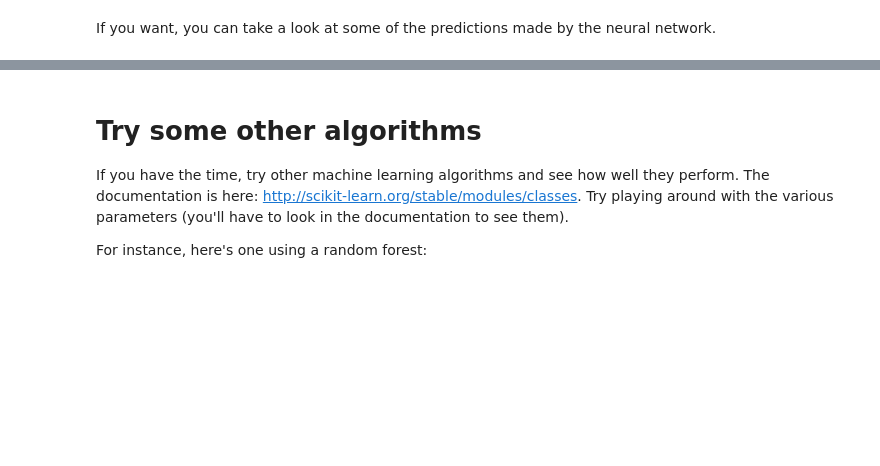
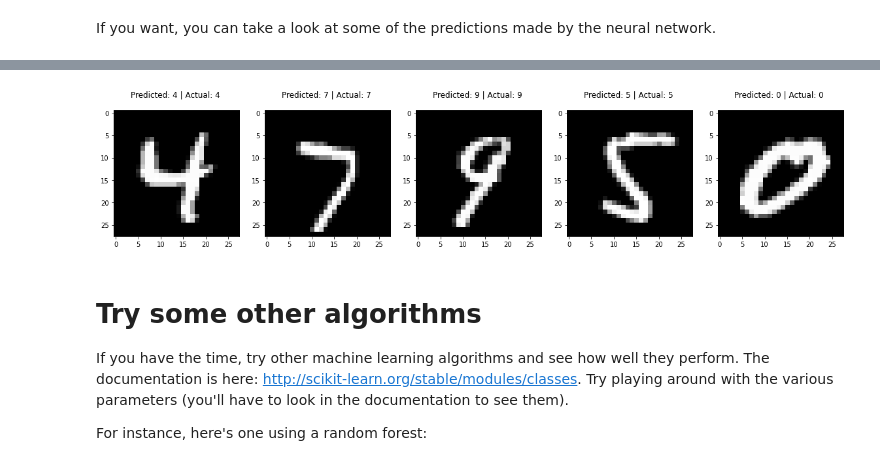
Before and after one commit to HKNDecal/HKNDecal, a Jupyter notebook: session3-machinelearning/Session_3_Machine_Learning.ipynb, the cells around one changed output, grey strips where cells are left out. Cells and saved outputs as stored; diff of their text form; code cells hidden in the pictures; blank space fills up the shorter version.

```diff
--- a/session3-machinelearning/Session_3_Machine_Learning.ipynb
+++ b/session3-machinelearning/Session_3_Machine_Learning.ipynb
@@ -735,7 +783,7 @@ The documentation is here: http://scikit-learn.org/stable/modules/generated/skle
 # %% [markdown]
 If you want, you can take a look at some of the predictions made by the neural network.
 # %%
-start = 10 # enter a number from 0 to 17495
+start = 1087 # enter a number from 0 to 17495
 
 predictions = clf.predict(X_test[start:start+5])
 
@@ -744,3 +792,4 @@ for index, (image, predicted, actual) in enumerate(zip(X_test[start:start+5], pr
     plt.subplot(1, 5, index + 1)
     plt.imshow(np.reshape(image, (28,28)), cmap=plt.cm.gray)
     plt.title('Predicted: %i | Actual: %i \n' %(predicted, actual), fontsize = 12)
+# %% [output]
@@ -747,3 +807,4 @@ for index, (image, predicted, actual) in enumerate(zip(X_test[start:start+5], pr
+[figure, added]
 # %% [markdown]
 # Try some other algorithms
 If you have the time, try other machine learning algorithms and see how well they perform. The documentation is here: http://scikit-learn.org/stable/modules/classes. Try playing around with the various parameters (you'll have to look in the documentation to see them).
```
Also changed, not shown: parts of 9 cells of this notebook, 2 other files.
